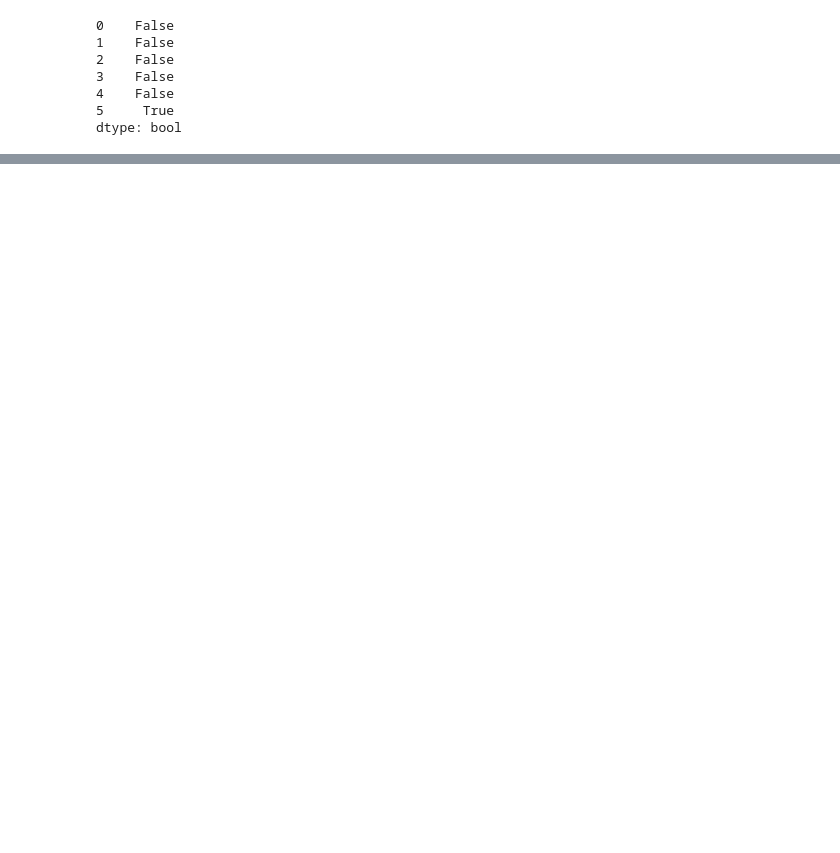
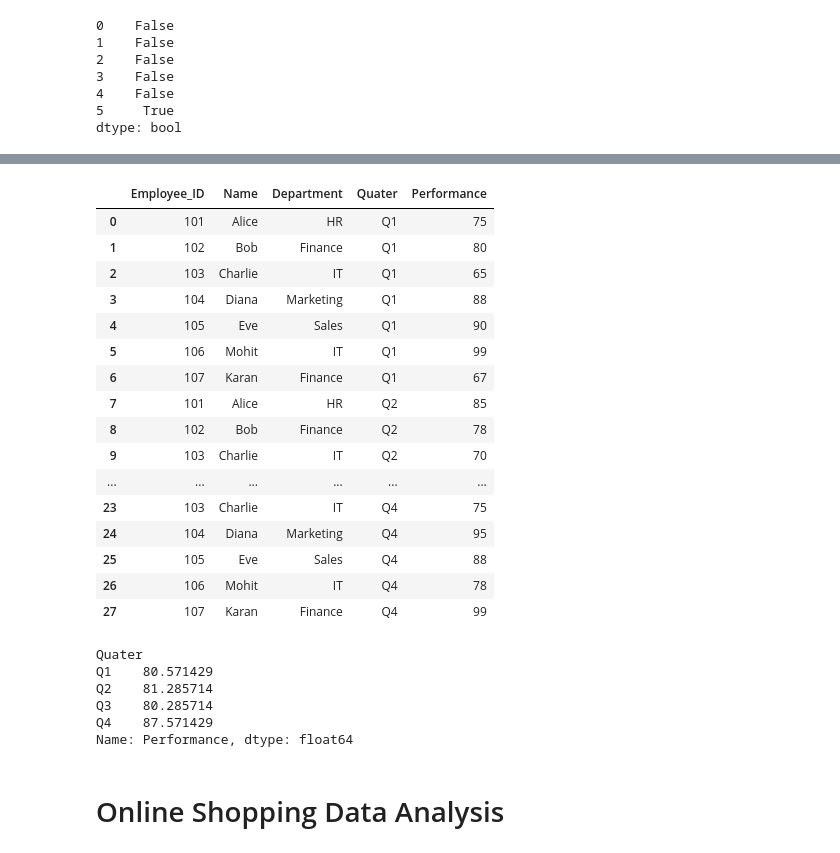
Before and after one commit to mohitsingh109/python-ml-data-science, a Jupyter notebook: pandas.ipynb, the cells around one changed output, grey strips where cells are left out. Drawn from its saved outputs; the diff is of its cells as text; code cells hidden in the pictures; blank space fills up the shorter version.

```diff
--- a/pandas.ipynb
+++ b/pandas.ipynb
@@ -1327,0 +2265,3 @@ df_no_duplicate
+# %%
+df = pd.read_csv('employee_performance.csv')
+df
@@ -1327,0 +2315,36 @@ df_no_duplicate
+# %%
+# Task 4: Unpivot the quartely data into single column
+melted = pd.melt(df, id_vars=['Employee_ID', 'Name', 'Department'], value_vars=['Q1', 'Q2', 'Q3', 'Q4'], var_name='Quater', value_name='Performance')
+melted
+# %% [output]
+|  | Employee_ID | Name | Department | Quater | Performance |
+| 0 | 101 | Alice | HR | Q1 | 75 |
+| 1 | 102 | Bob | Finance | Q1 | 80 |
+| 2 | 103 | Charlie | IT | Q1 | 65 |
+| 3 | 104 | Diana | Marketing | Q1 | 88 |
+| 4 | 105 | Eve | Sales | Q1 | 90 |
+| 5 | 106 | Mohit | IT | Q1 | 99 |
+| 6 | 107 | Karan | Finance | Q1 | 67 |
+| 7 | 101 | Alice | HR | Q2 | 85 |
+| 8 | 102 | Bob | Finance | Q2 | 78 |
+| 9 | 103 | Charlie | IT | Q2 | 70 |
+| ... | ... | ... | ... | ... | ... |
+| 23 | 103 | Charlie | IT | Q4 | 75 |
+| 24 | 104 | Diana | Marketing | Q4 | 95 |
+| 25 | 105 | Eve | Sales | Q4 | 88 |
+| 26 | 106 | Mohit | IT | Q4 | 78 |
+| 27 | 107 | Karan | Finance | Q4 | 99 |
+# %%
+# Task 5: Group the melted data with Quater by and calculate the avg
+
+avg_performance = melted.groupby('Quater')['Performance'].mean()
+avg_performance
+# %% [output]
+Quater
+Q1    80.571429
+Q2    81.285714
+Q3    80.285714
+Q4    87.571429
+Name: Performance, dtype: float64
+# %% [markdown]
+# Online Shopping Data Analysis
```
Also changed, not shown: parts of 134 cells of this notebook, 12 other files.
